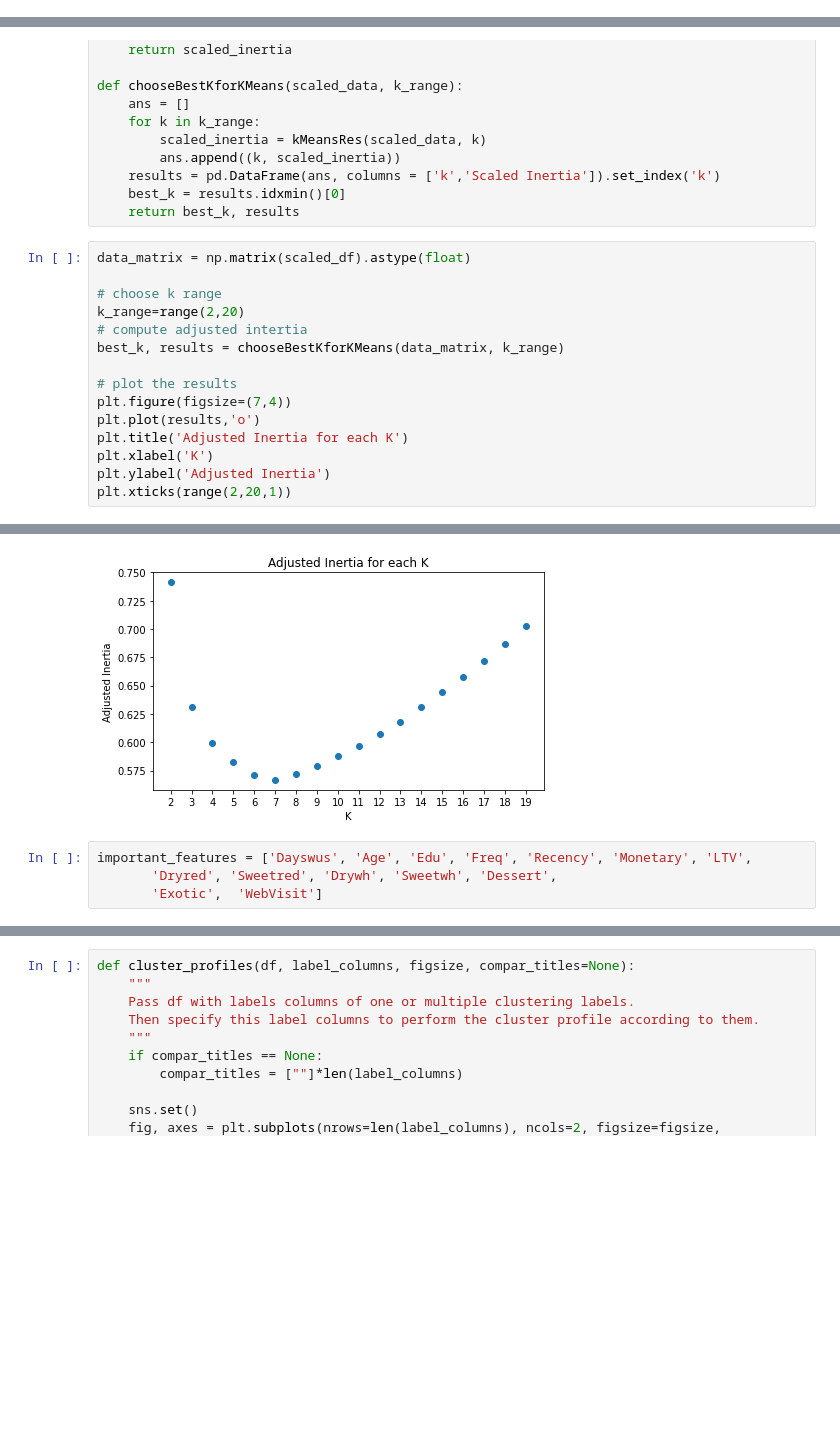
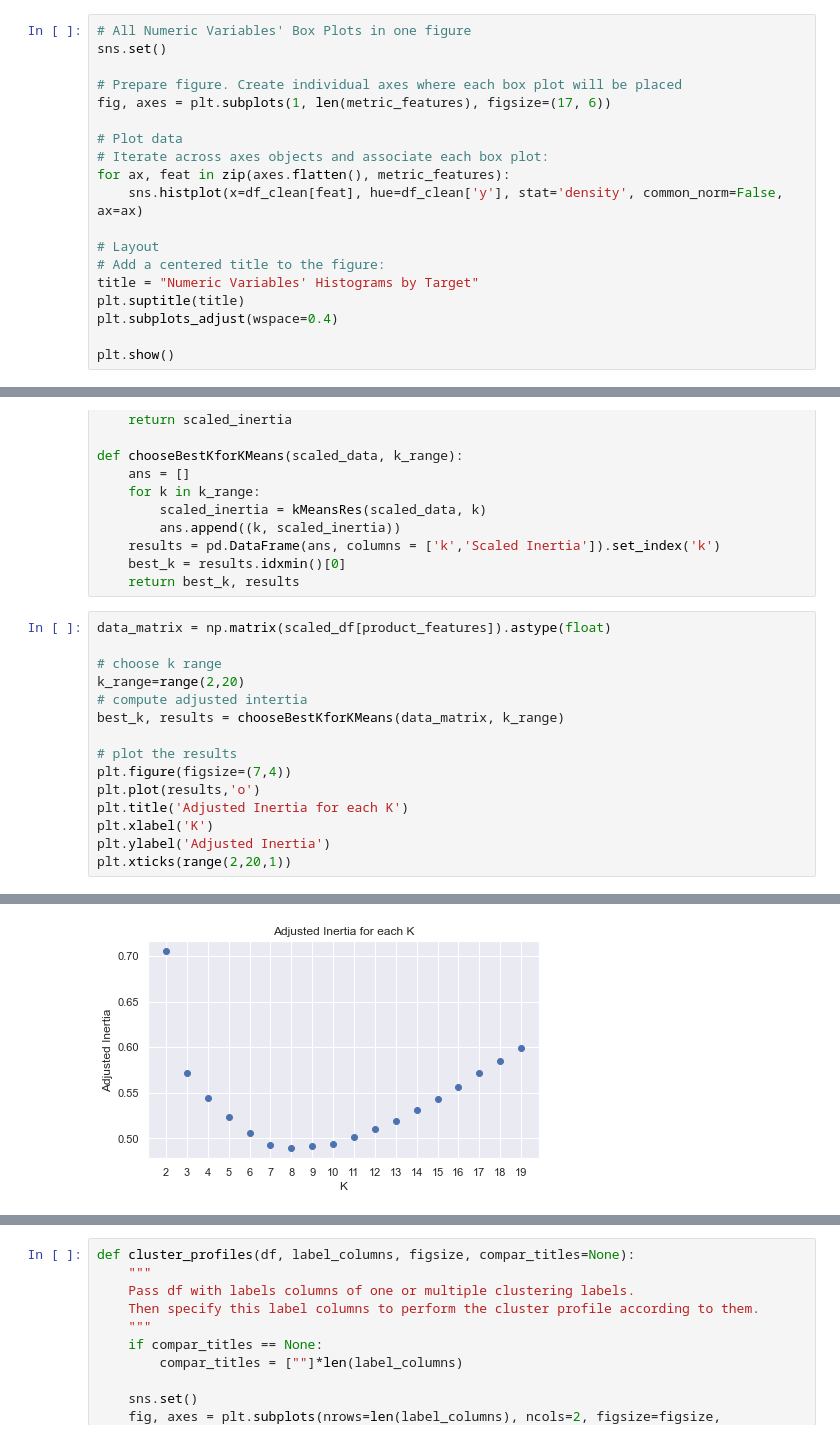
Before and after one commit to diogobulhosa/BC1, a Jupyter notebook: scripts/kmeans_analysis_product.ipynb, the cells around one changed output, grey strips where cells are left out. Cells and saved outputs as stored; diff of their text form; blank space fills up the shorter version.

```diff
--- a/scripts/kmeans_analysis_product.ipynb
+++ b/scripts/kmeans_analysis_product.ipynb
@@ -19,6 +47,25 @@ client_features = ['Dayswus', 'Age', 'Edu', 'Income', 'Freq', 'Recency', 'Moneta
 
 product_features = ['Dryred', 'Sweetred', 'Drywh', 'Sweetwh', 'Dessert',
        'Exotic']
+# %%
+# All Numeric Variables' Box Plots in one figure
+sns.set()
+
+# Prepare figure. Create individual axes where each box plot will be placed
+fig, axes = plt.subplots(1, len(metric_features), figsize=(17, 6))
+
+# Plot data
+# Iterate across axes objects and associate each box plot:
+for ax, feat in zip(axes.flatten(), metric_features):
+    sns.histplot(x=df_clean[feat], hue=df_clean['y'], stat='density', common_norm=False, ax=ax)
+
+# Layout
+# Add a centered title to the figure:
+title = "Numeric Variables' Histograms by Target"
+plt.suptitle(title)
+plt.subplots_adjust(wspace=0.4)
+
+plt.show()
 # %%
 def cor_heatmap(cor):
     plt.figure(figsize=(12,10))
@@ -89,40 +140,36 @@ def chooseBestKforKMeans(scaled_data, k_range):
     best_k = results.idxmin()[0]
     return best_k, results
 # %%
-data_matrix = np.matrix(scaled_df).astype(float)
+data_matrix = np.matrix(scaled_df[product_features]).astype(float)
 
 # choose k range
 k_range=range(2,20)
 # compute adjusted intertia
 best_k, results = chooseBestKforKMeans(data_matrix, k_range)
 
 # plot the results
 plt.figure(figsize=(7,4))
 plt.plot(results,'o')
 plt.title('Adjusted Inertia for each K')
 plt.xlabel('K')
 plt.ylabel('Adjusted Inertia')
 plt.xticks(range(2,20,1))
 # %% [output]
 ([<matplotlib.axis.XTick at 0x...>,
   <matplotlib.axis.XTick at 0x...>,
   <matplotlib.axis.XTick at 0x...>,
   <matplotlib.axis.XTick at 0x...>,
   <matplotlib.axis.XTick at 0x...>,
   <matplotlib.axis.XTick at 0x...>,
   <matplotlib.axis.XTick at 0x...>,
   <matplotlib.axis.XTick at 0x...>,
   <matplotlib.axis.XTick at 0x...>,
   <matplotlib.axis.XTick at 0x...>,
   <matplotlib.axis.XTick at 0x...>,
   <matplotlib.axis.XTick at 0x...>,
 ... (20 lines left out)
   Text(0, 0, ''),
   Text(0, 0, ''),
   Text(0, 0, ''),
   Text(0, 0, '')])
-[figure, old version]
+[figure, new version]
-# %%
-important_features = ['Dayswus', 'Age', 'Edu', 'Freq', 'Recency', 'Monetary', 'LTV',
-       'Dryred', 'Sweetred', 'Drywh', 'Sweetwh', 'Dessert',
-       'Exotic',  'WebVisit']
```
Also changed, not shown: parts of 17 cells of this notebook.
